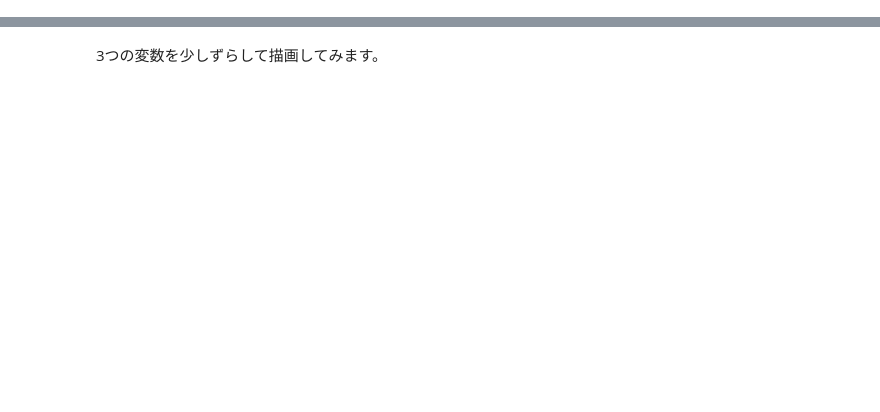
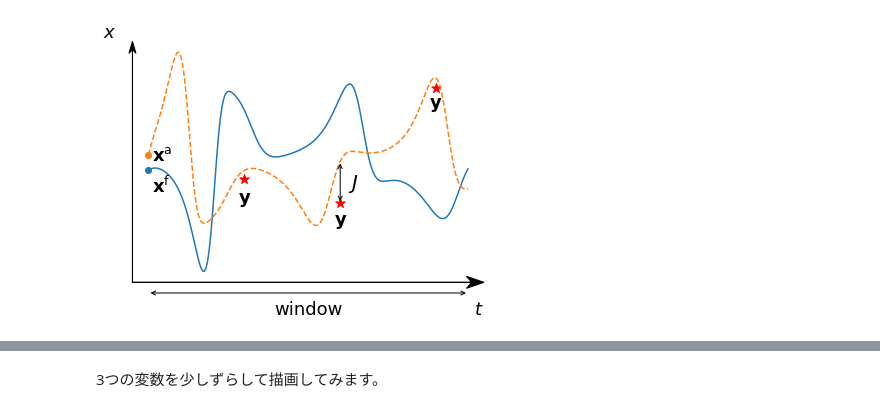
Before and after one commit to tenomoto/pymetds, a Jupyter notebook: Lorenz.ipynb, the cells around one changed output, grey strips where cells are left out. Cells and saved outputs as stored; diff of their text form; code cells hidden in the pictures; blank space fills up the shorter version.

```diff
--- a/Lorenz.ipynb
+++ b/Lorenz.ipynb
@@ -91,0 +77,46 @@ $\mathbf{L}$は接線型モデルを表す線型演算子です。
+# %%
+import matplotlib.pyplot as plt
+
+x = np.linspace(0, dt * nstop, nstop+1)
+xobs = np.arange(obs_int, nstop, obs_int) * dt
+
+fig, ax = plt.subplots(figsize=[7, 5])
+wobs = np.copy(x_obs)
+
+w = np.load(f"x001.npy")
+ax.plot(x, w[:, 1], label="guess")
+ax.scatter(0, w[0, 1], marker="o")
+w = np.load(f"x100.npy")
+ax.plot(x, w[:, 1], linestyle="--", label="updated")
+ax.scatter(0, w[0, 1], marker="o")
+ax.scatter(xobs, wobs[1:,1], c="red", marker="*", s=100, label="obs")
+ax.text(0.02, -9, "$\mathbf{x}^\mathrm{f}$", size=18)
+ax.text(0.02, 0, "$\mathbf{x}^\mathrm{a}$", size=18)
+ax.annotate(text="", xy=(xobs[1], wobs[2, 1]), xytext=(xobs[1], w[2*obs_int, 1]),
+            arrowprops=dict(arrowstyle="<->"))
+ax.text(1.25, -8, "$J$", size=20)
+yobs = [-12, -18, 15]
+for i in range(xobs.size):
+    ax.text(xobs[i], yobs[i], "$\mathbf{y}$", ha="center", size=18)
+ax.tick_params(left=False, bottom=False, labelleft=False, labelbottom=False)
+ax.spines[:].set_visible(False)
+xmin, xmax = ax.get_xlim()
+ymin, ymax = ax.get_ylim()
+dx = (xmax - xmin)
+dy = (ymax - ymin)
+lw = 1.0
+ohg = 0.3
+ax.arrow(xmin, ymin, dx, 0, color="k",
+        head_width=dy*0.05, head_length=dx*0.05, overhang=ohg,
+        length_includes_head=True, clip_on=False)
+ax.arrow(-0.1, ymin, 0, dy, color="k",
+        head_width=dx*0.02, head_length=dy*0.05, overhang=ohg,
+        length_includes_head=True, clip_on=False)
+ax.annotate(text="", xy=(0, ymin-3), xytext=(2, ymin-3),
+            arrowprops=dict(arrowstyle="<->"))
+ax.text(1, ymin-10, "window", ha="center", va="bottom", size=18)
+ax.text(-0.2, ymax, "$x$", ha="right", va="bottom", size=18)
+ax.text(xmax, ymin-10, "$t$", ha="right", va="bottom", size=18)
+plt.show()
+# %% [output]
+[figure, added]
```
Also changed, not shown: parts of 17 cells of this notebook, 2 other files.
